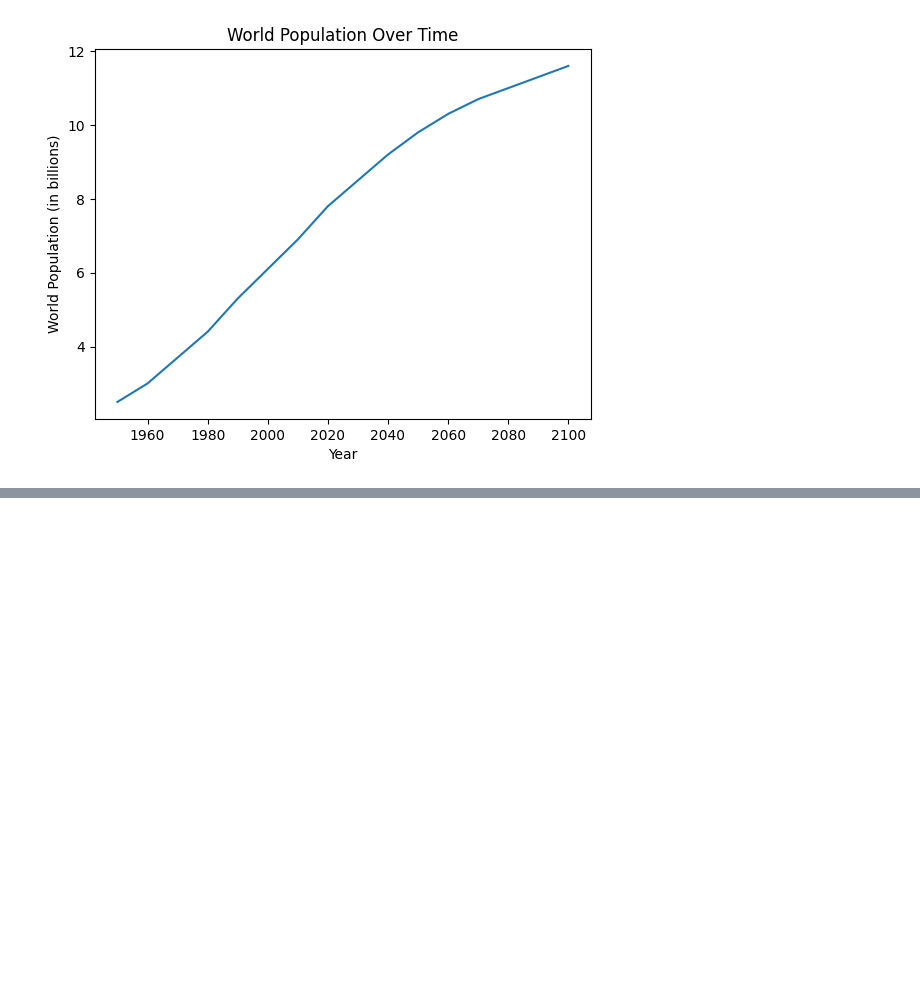
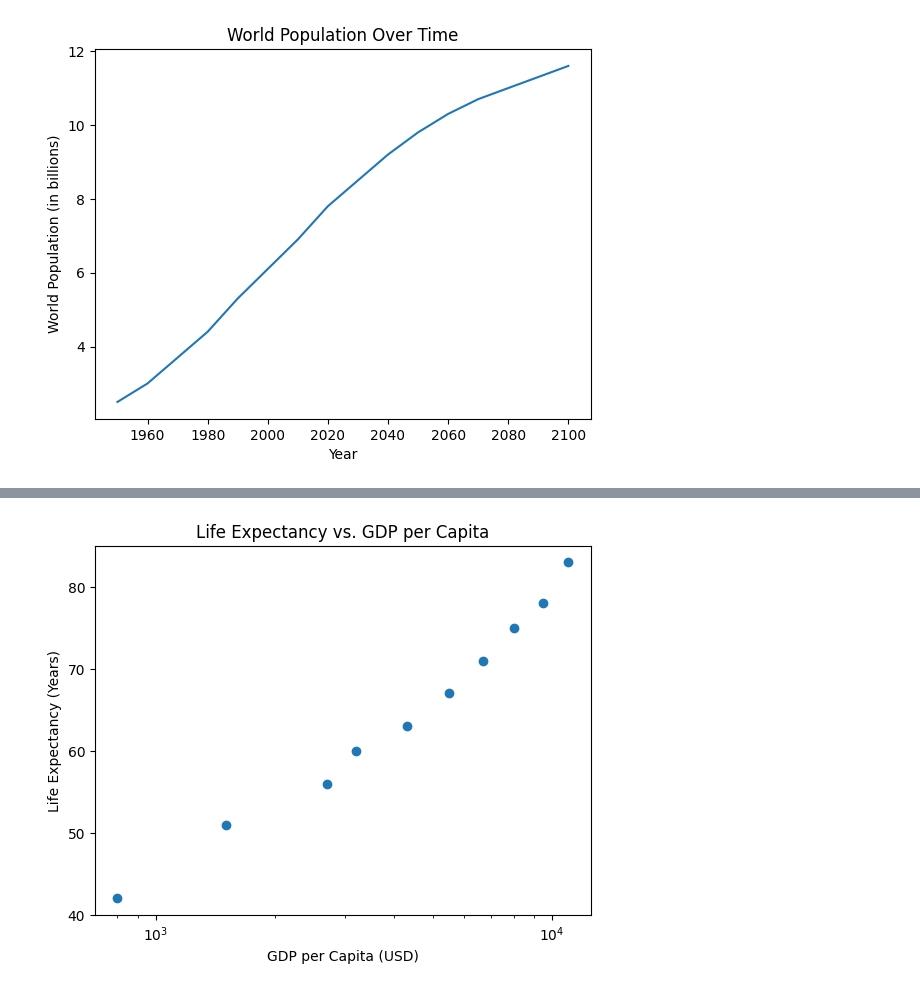
Before and after one commit to shreyasarker/Datacamp-Learning-2025, a Jupyter notebook: 02-intermediate-python/BasicPlotsWithMatplotlib.ipynb, the cells around one changed output, grey strips where cells are left out. Cells and saved outputs as stored; diff of their text form; code cells hidden in the pictures; blank space fills up the shorter version.

```diff
--- a/02-intermediate-python/BasicPlotsWithMatplotlib.ipynb
+++ b/02-intermediate-python/BasicPlotsWithMatplotlib.ipynb
@@ -45,0 +148,20 @@ plt.show()
+# %%
+# Example data for GDP per capita (in USD) and life expectancy (in years)
+gdp_per_person = [800, 1500, 2700, 3200, 4300, 5500, 6700, 8000, 9500, 11000]
+life_expectancy_years = [42, 51, 56, 60, 63, 67, 71, 75, 78, 83]
+
+# Create a scatter plot with GDP per capita on the x-axis and life expectancy on the y-axis
+plt.scatter(gdp_per_person, life_expectancy_years)
+
+# Use a logarithmic scale for the x-axis (GDP per capita) to better visualize the correlation
+plt.xscale('log')
+
+# Add labels and title to the plot
+plt.xlabel('GDP per Capita (USD)')
+plt.ylabel('Life Expectancy (Years)')
+plt.title('Life Expectancy vs. GDP per Capita')
+
+# Display the plot
+plt.show()
+# %% [output]
+[figure, added]
```
Also changed, not shown: parts of 8 cells of this notebook, 3 other files.
